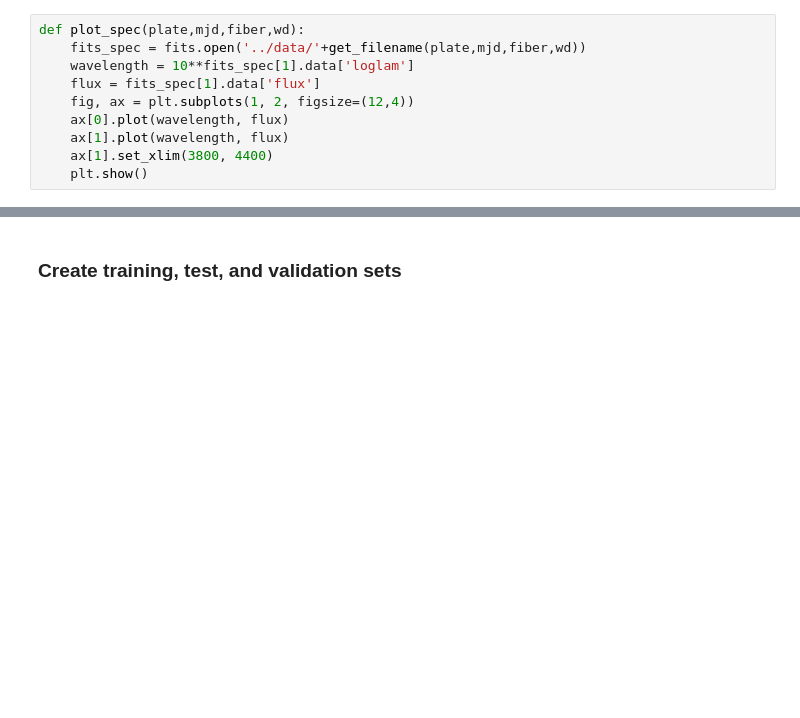
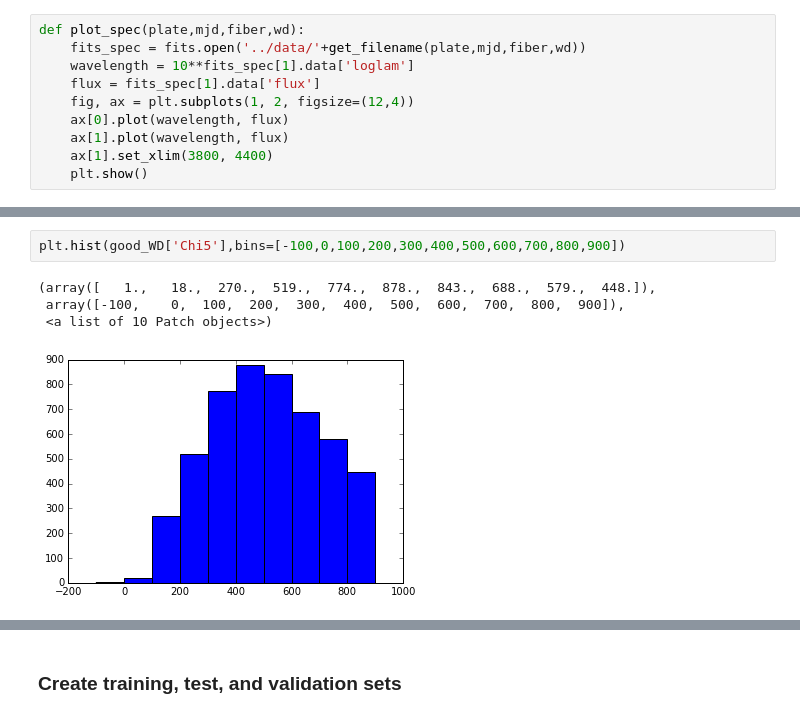
Before and after one commit to astrophysically/WDSpectralFitting, a Jupyter notebook: notebooks/WD Spectra.ipynb, the cells around one changed output, grey strips where cells are left out. Drawn from its saved outputs; the diff is of its cells as text; blank space fills up the shorter version.

```diff
--- a/notebooks/WD Spectra.ipynb
+++ b/notebooks/WD Spectra.ipynb
@@ -509,0 +511,7 @@ plot_spec(963,52643,527,good_WD)
+# %%
+plt.hist(good_WD['Chi5'],bins=[-100,0,100,200,300,400,500,600,700,800,900])
+# %% [output]
+(array([   1.,   18.,  270.,  519.,  774.,  878.,  843.,  688.,  579.,  448.]),
+ array([-100,    0,  100,  200,  300,  400,  500,  600,  700,  800,  900]),
+ <a list of 10 Patch objects>)
+[figure, added]
```
Also changed, not shown: parts of 30 cells of this notebook.
